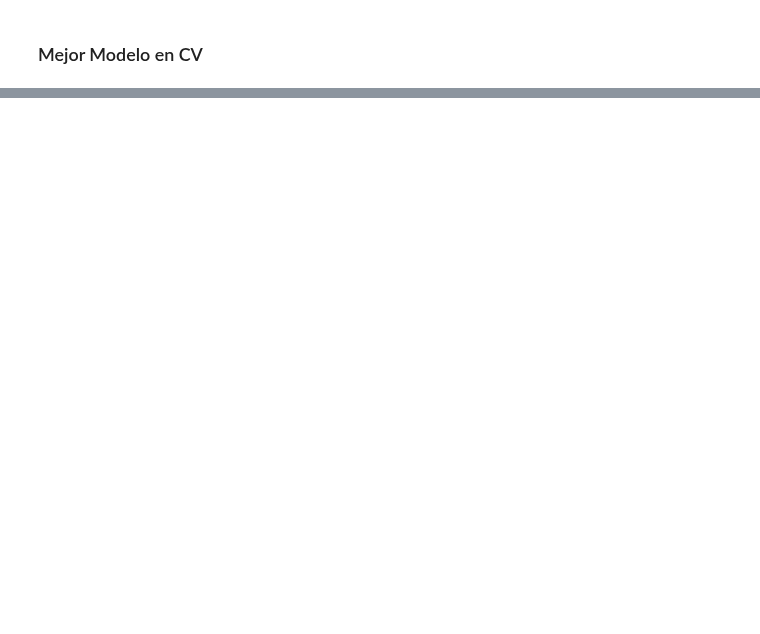
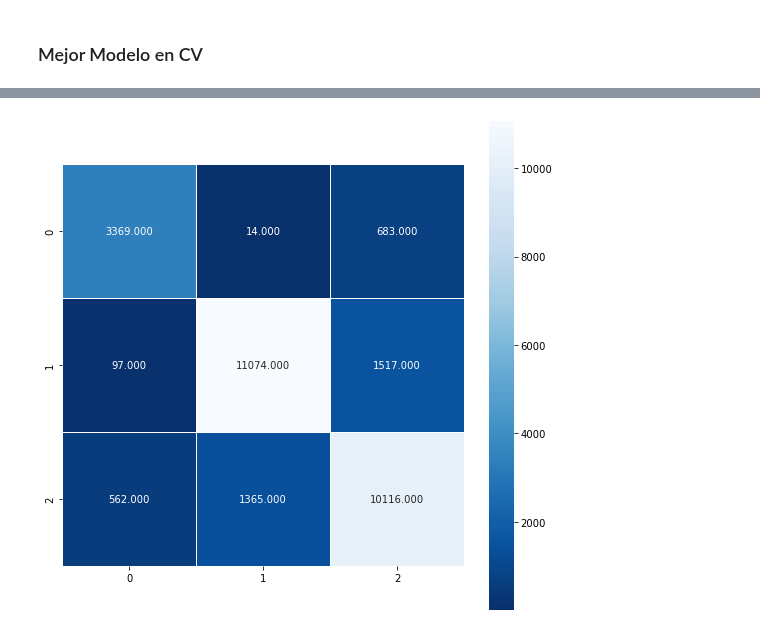
Before and after one commit to Ignacio-Ibarra/tpAA, a Jupyter notebook: Modelado.ipynb, the cells around one changed output, grey strips where cells are left out. Saved outputs shown, nothing was run; the diff lists cells and outputs as text; code cells hidden in the pictures; blank space fills up the shorter version.

```diff
--- a/Modelado.ipynb
+++ b/Modelado.ipynb
@@ -573,8 +618,12 @@ preds = clf.predict(x_test)
 # %%
 cm = confusion_matrix(y_test.argmax(axis=1), preds.argmax(axis=1))
 plt.figure(figsize=(9,9))
 sns.heatmap(cm, annot=True, fmt=".3f", linewidths=.5, square = True, cmap = 'Blues_r')
+fig = plt.gcf()
 plt.show()
+fig.savefig("./img/cv-cmatrix.png", dpi=200, facecolor="white")
+# %% [output]
+[figure, added]
 # %%
 from sklearn.metrics import classification_report
 target_names = ['class 0', 'class 1', 'class 2']
```
Also changed, not shown: parts of 11 cells of this notebook, 8 other files.
